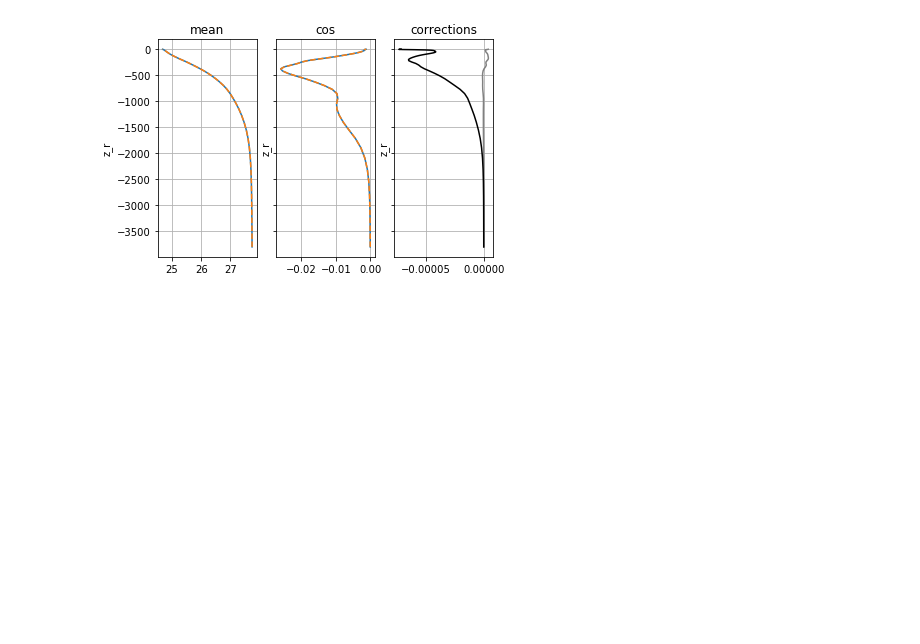
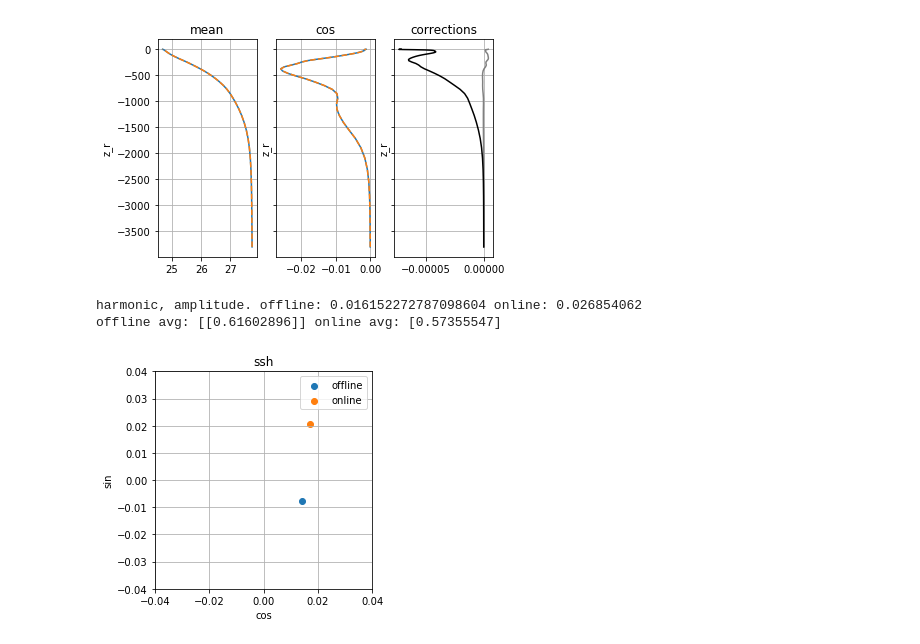
Before and after one commit to slgentil/croco, a Jupyter notebook: tutorials/pressure_tide.ipynb, the cells around one changed output. Drawn from its saved outputs; the diff is of its cells as text; code cells hidden in the pictures; blank space fills up the shorter version.

Commit message:
add ssh harmonic offline in pressure_tide for checking purpose

```diff
--- a/tutorials/pressure_tide.ipynb
+++ b/tutorials/pressure_tide.ipynb
@@ -504,3 +505,28 @@ for ax,tit in zip(axs,tits):
     ax.set_title(tit)
 # %% [output]
 [figure]
+# %%
+# test on ssh
+ssh_cos_offline = (ds.ssh*np.cos(omega*tt)).mean("time").values.squeeze()
+ssh_cos_online = dsa.ssh_t_cos.values.squeeze()
+ssh_sin_offline = (ds.ssh*np.sin(omega*tt)).mean("time").values.squeeze()
+ssh_sin_online = dsa.ssh_t_sin.values.squeeze()
+
+plt.scatter(ssh_cos_offline, ssh_sin_offline, label="offline")
+plt.scatter(ssh_cos_online, ssh_sin_online, label='online')
+plt.axis([-.04, .04, -.04, .04])
+plt.grid(True)
+plt.xlabel('cos')
+plt.ylabel('sin')
+plt.title('ssh')
+plt.legend()
+plt.gca().set_aspect('equal')
+
+print('harmonic, amplitude. offline:',
+      np.sqrt(ssh_cos_offline**2+ssh_sin_offline**2),
+    "online:", np.sqrt(ssh_cos_online**2+ssh_sin_online**2))
+print("offline avg:", ds.ssh.mean("time").values, "online avg:", dsa.ssh_a.values)
+# %% [output]
+harmonic, amplitude. offline: 0.016152272787098604 online: 0.026854062
+offline avg: [[0.61602896]] online avg: [0.57355547]
+[figure, added]
```
Also changed, not shown: parts of 1 cell of this notebook.
